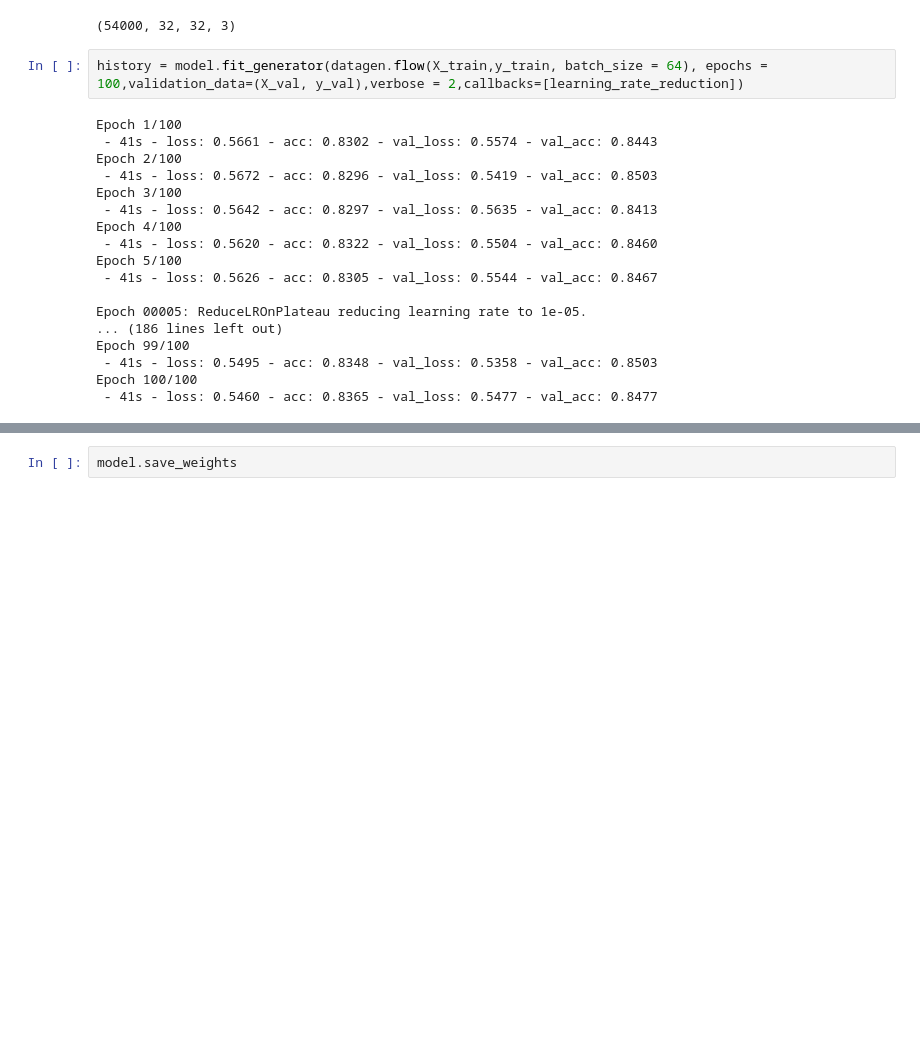
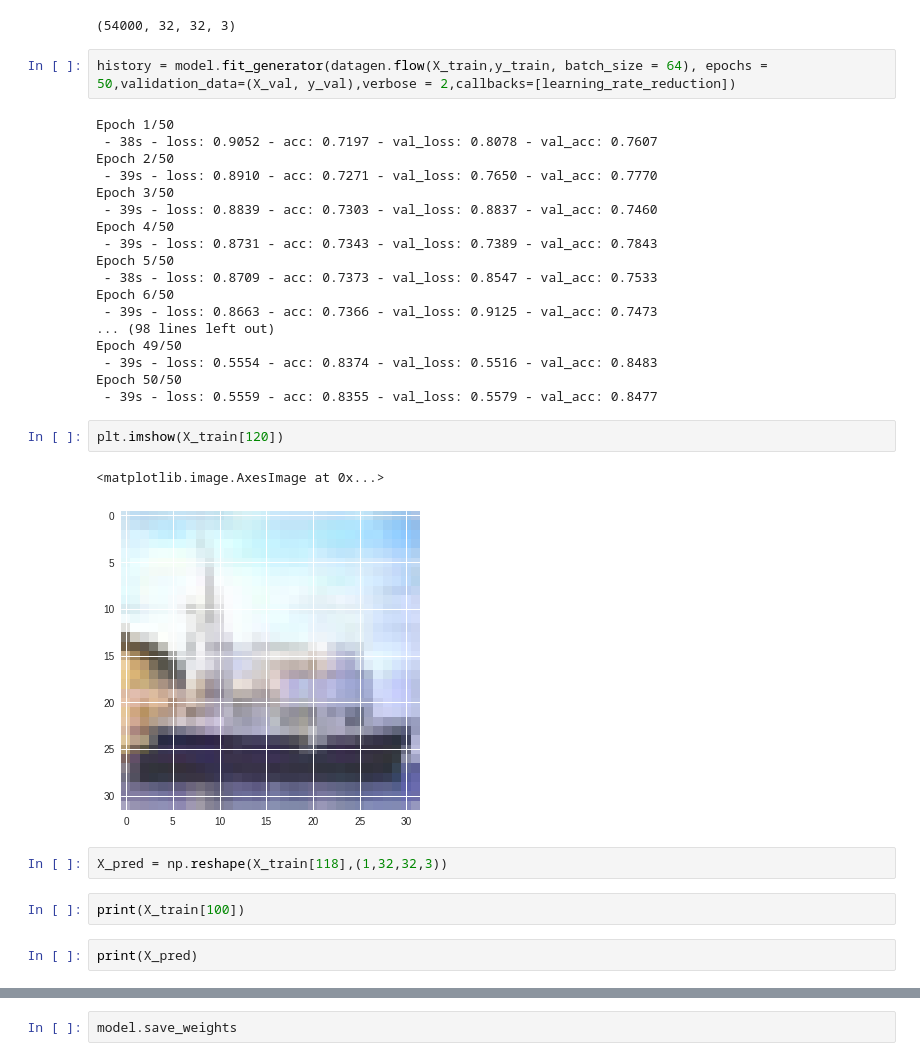
Before and after one commit to roxasboss/TM-lyca-2018, a Jupyter notebook: CIFAR10_test.ipynb, the cells around one changed output, grey strips where cells are left out. Drawn from its saved outputs; the diff is of its cells as text; blank space fills up the shorter version.

```diff
--- a/CIFAR10_test.ipynb
+++ b/CIFAR10_test.ipynb
@@ -158,22 +157,33 @@ print(X_train.shape)
 # %% [output]
 (54000, 32, 32, 3)
 # %%
-history = model.fit_generator(datagen.flow(X_train,y_train, batch_size = 64), epochs = 100,validation_data=(X_val, y_val),verbose = 2,callbacks=[learning_rate_reduction])
+history = model.fit_generator(datagen.flow(X_train,y_train, batch_size = 64), epochs = 50,validation_data=(X_val, y_val),verbose = 2,callbacks=[learning_rate_reduction])
 # %% [output]
-Epoch 1/100
- - 41s - loss: 0.5661 - acc: 0.8302 - val_loss: 0.5574 - val_acc: 0.8443
-Epoch 2/100
- - 41s - loss: 0.5672 - acc: 0.8296 - val_loss: 0.5419 - val_acc: 0.8503
-Epoch 3/100
- - 41s - loss: 0.5642 - acc: 0.8297 - val_loss: 0.5635 - val_acc: 0.8413
-Epoch 4/100
- - 41s - loss: 0.5620 - acc: 0.8322 - val_loss: 0.5504 - val_acc: 0.8460
-Epoch 5/100
- - 41s - loss: 0.5626 - acc: 0.8305 - val_loss: 0.5544 - val_acc: 0.8467
-
-Epoch 00005: ReduceLROnPlateau reducing learning rate to 1e-05.
-... (186 lines left out)
-Epoch 99/100
- - 41s - loss: 0.5495 - acc: 0.8348 - val_loss: 0.5358 - val_acc: 0.8503
-Epoch 100/100
- - 41s - loss: 0.5460 - acc: 0.8365 - val_loss: 0.5477 - val_acc: 0.8477
+Epoch 1/50
+ - 38s - loss: 0.9052 - acc: 0.7197 - val_loss: 0.8078 - val_acc: 0.7607
+Epoch 2/50
+ - 39s - loss: 0.8910 - acc: 0.7271 - val_loss: 0.7650 - val_acc: 0.7770
+Epoch 3/50
+ - 39s - loss: 0.8839 - acc: 0.7303 - val_loss: 0.8837 - val_acc: 0.7460
+Epoch 4/50
+ - 39s - loss: 0.8731 - acc: 0.7343 - val_loss: 0.7389 - val_acc: 0.7843
+Epoch 5/50
+ - 38s - loss: 0.8709 - acc: 0.7373 - val_loss: 0.8547 - val_acc: 0.7533
+Epoch 6/50
+ - 39s - loss: 0.8663 - acc: 0.7366 - val_loss: 0.9125 - val_acc: 0.7473
+... (98 lines left out)
+Epoch 49/50
+ - 39s - loss: 0.5554 - acc: 0.8374 - val_loss: 0.5516 - val_acc: 0.8483
+Epoch 50/50
+ - 39s - loss: 0.5559 - acc: 0.8355 - val_loss: 0.5579 - val_acc: 0.8477
+# %%
+plt.imshow(X_train[120])
+# %% [output]
+<matplotlib.image.AxesImage at 0x...>
+[figure, added]
+# %%
+X_pred = np.reshape(X_train[118],(1,32,32,3))
+# %%
+print(X_train[100])
+# %%
+print(X_pred)
```
Also changed, not shown: parts of 27 cells of this notebook.
